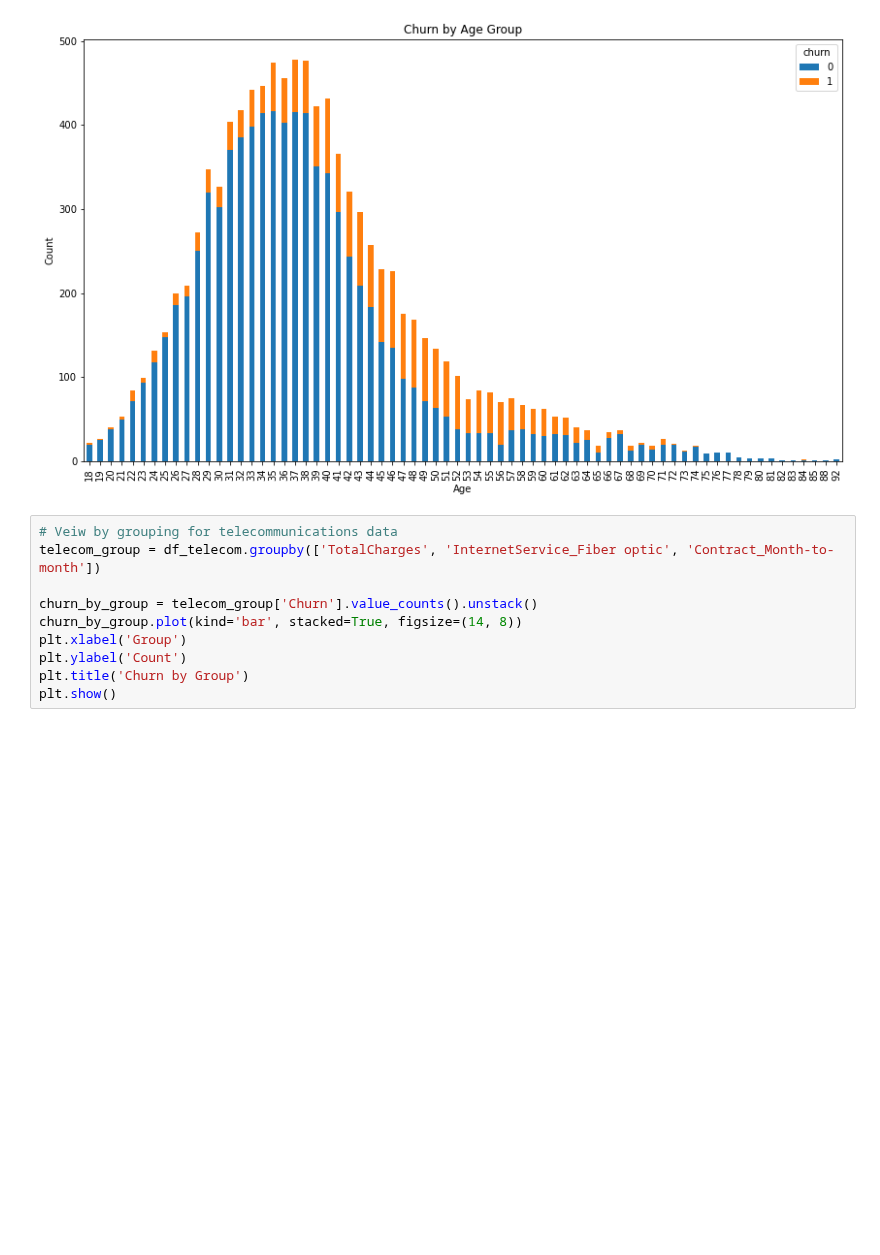
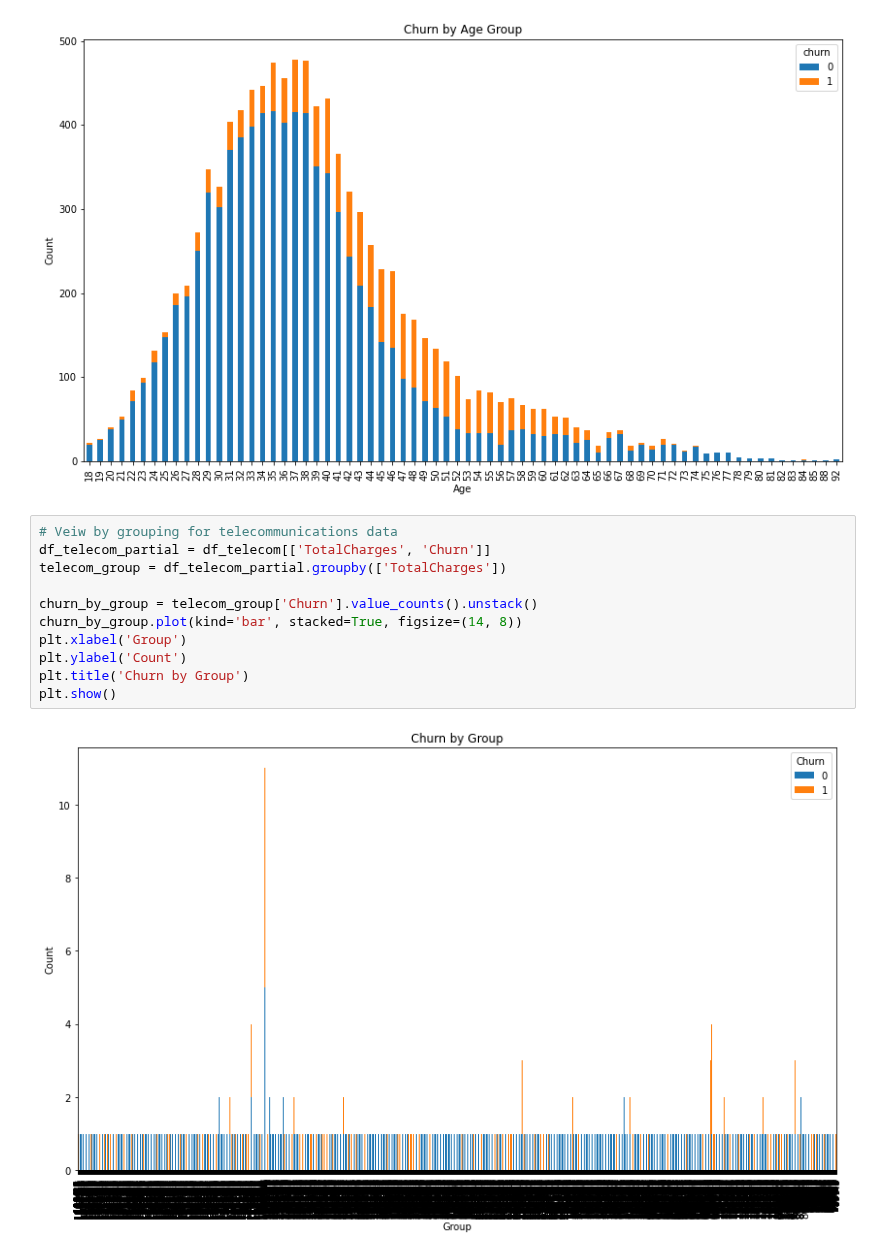
Before and after one commit to joshgreenert/Python-Projects, a Jupyter notebook: Applied Data Science/Project_2_Churn_Predictions/PR 2 Milestone 2 Code GreenertJ.ipynb, the cells around one changed output. Saved outputs shown, nothing was run; the diff lists cells and outputs as text; blank space fills up the shorter version.

```diff
--- a/Applied Data Science/Project_2_Churn_Predictions/PR 2 Milestone 2 Code GreenertJ.ipynb
+++ b/Applied Data Science/Project_2_Churn_Predictions/PR 2 Milestone 2 Code GreenertJ.ipynb
@@ -467,11 +469,14 @@ plt.show()
 [figure]
 # %%
 # Veiw by grouping for telecommunications data
-telecom_group = df_telecom.groupby(['TotalCharges', 'InternetService_Fiber optic', 'Contract_Month-to-month'])
+df_telecom_partial = df_telecom[['TotalCharges', 'Churn']]
+telecom_group = df_telecom_partial.groupby(['TotalCharges'])
 
 churn_by_group = telecom_group['Churn'].value_counts().unstack()
 churn_by_group.plot(kind='bar', stacked=True, figsize=(14, 8))
 plt.xlabel('Group')
 plt.ylabel('Count')
 plt.title('Churn by Group')
 plt.show()
+# %% [output]
+[figure, added]
```
Also changed, not shown: parts of 1 cell of this notebook.
